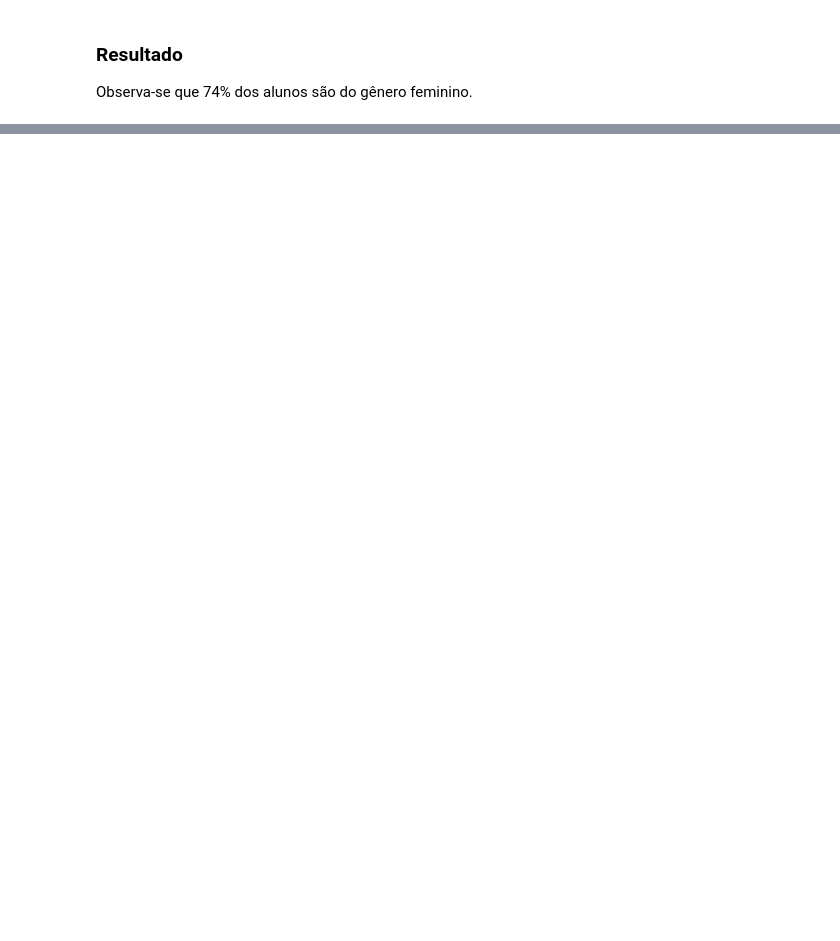
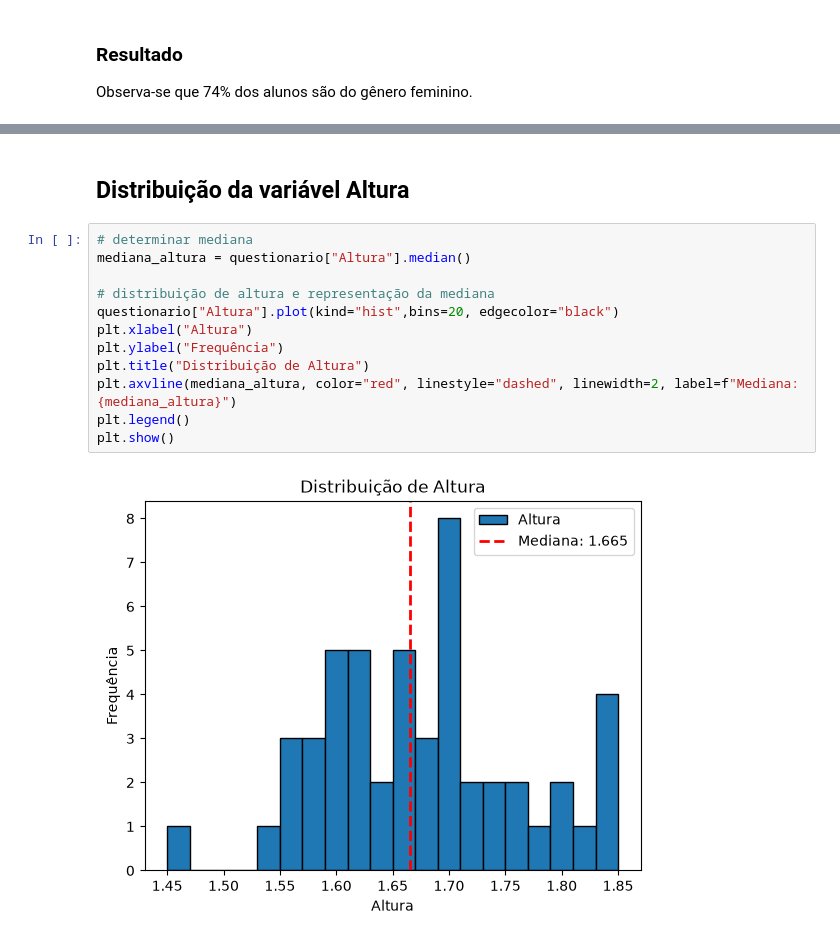
Before and after one commit to vbsilva-cs/estatistica-basica-python, a Jupyter notebook: notebooks/summary_statistics_questionario_estudantil.ipynb, the cells around one changed output, grey strips where cells are left out. Cells and saved outputs as stored; diff of their text form; blank space fills up the shorter version.

```diff
--- a/notebooks/summary_statistics_questionario_estudantil.ipynb
+++ b/notebooks/summary_statistics_questionario_estudantil.ipynb
@@ -47,0 +83,16 @@ Observa-se que 74% dos alunos são do gênero feminino.
+# %% [markdown]
+## Distribuição da variável Altura
+# %%
+# determinar mediana
+mediana_altura = questionario["Altura"].median()
+
+# distribuição de altura e representação da mediana
+questionario["Altura"].plot(kind="hist",bins=20, edgecolor="black")
+plt.xlabel("Altura")
+plt.ylabel("Frequência")
+plt.title("Distribuição de Altura")
+plt.axvline(mediana_altura, color="red", linestyle="dashed", linewidth=2, label=f"Mediana: {mediana_altura}")
+plt.legend()
+plt.show()
+# %% [output]
+[figure, added]
```
Also changed, not shown: parts of 6 cells of this notebook.
